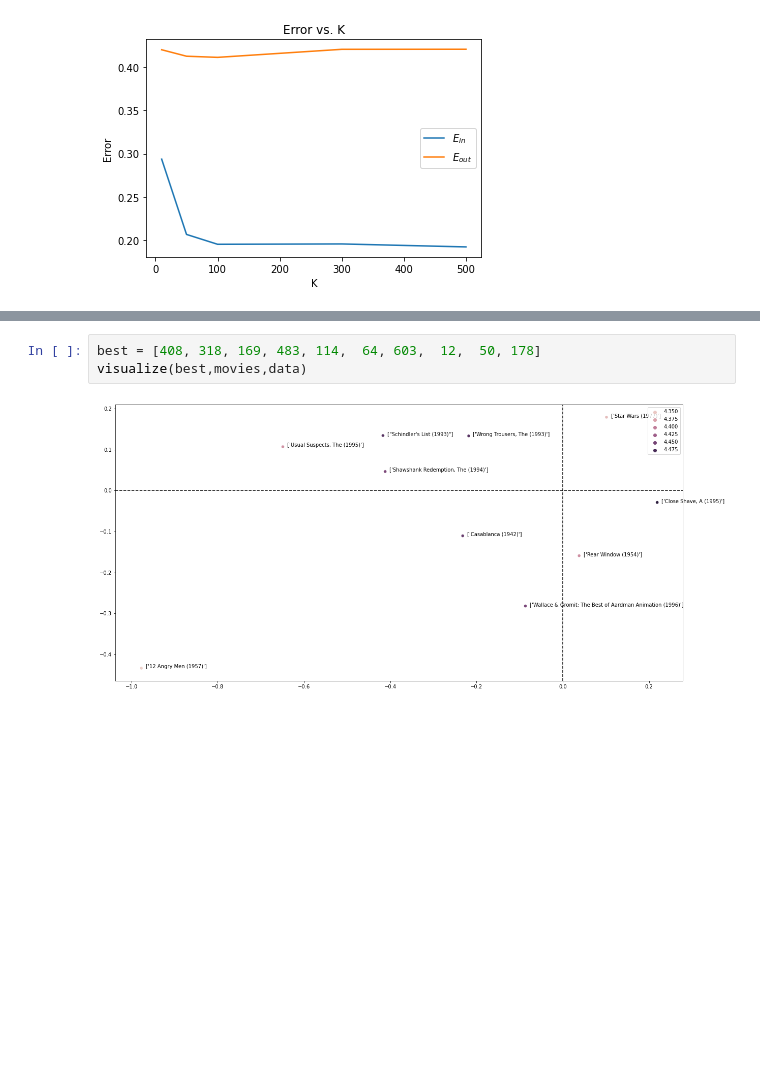
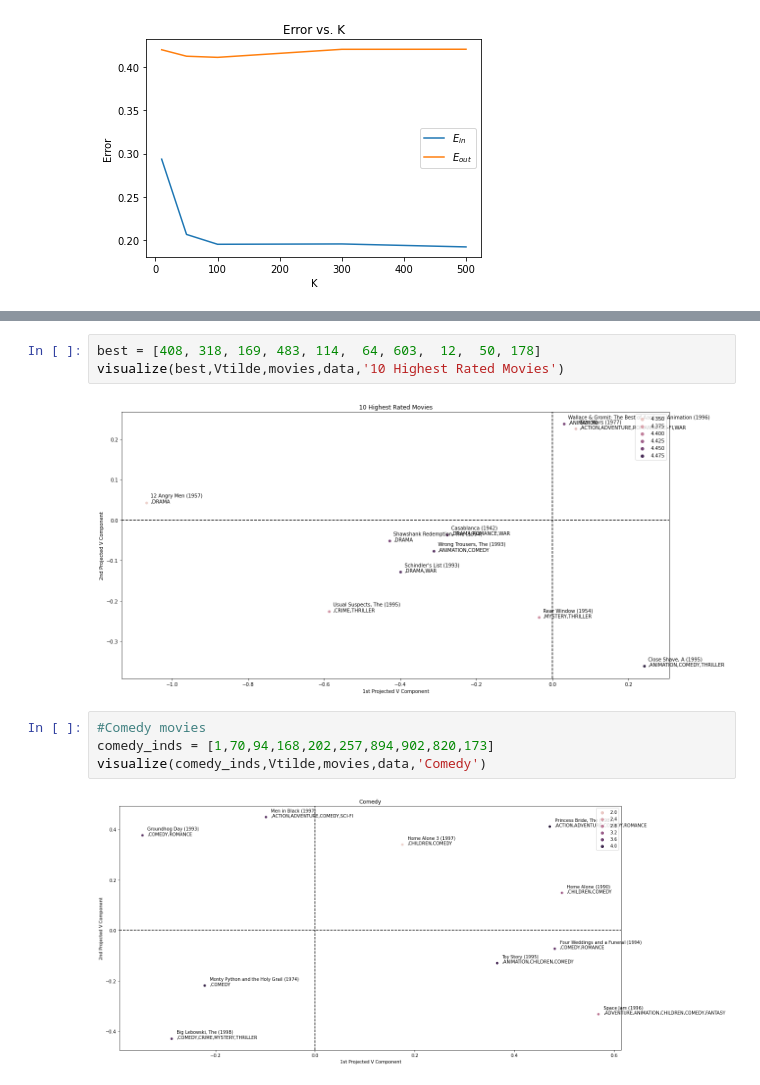
Before and after one commit to francescazfl/pandas, a Jupyter notebook: project2/nr_project2.ipynb, the cells around one changed output, grey strips where cells are left out. Saved outputs shown, nothing was run; the diff lists cells and outputs as text; blank space fills up the shorter version.

```diff
--- a/project2/nr_project2.ipynb
+++ b/project2/nr_project2.ipynb
@@ -309,5 +322,11 @@ visualize(popular,movies,data)
 # %%
 best = [408, 318, 169, 483, 114,  64, 603,  12,  50, 178]
-visualize(best,movies,data)
+visualize(best,Vtilde,movies,data,'10 Highest Rated Movies')
 # %% [output]
-[figure, old version]
+[figure, new version]
+# %%
+#Comedy movies
+comedy_inds = [1,70,94,168,202,257,894,902,820,173]
+visualize(comedy_inds,Vtilde,movies,data,'Comedy')
+# %% [output]
+[figure, added]
```
Also changed, not shown: parts of 10 cells of this notebook.
